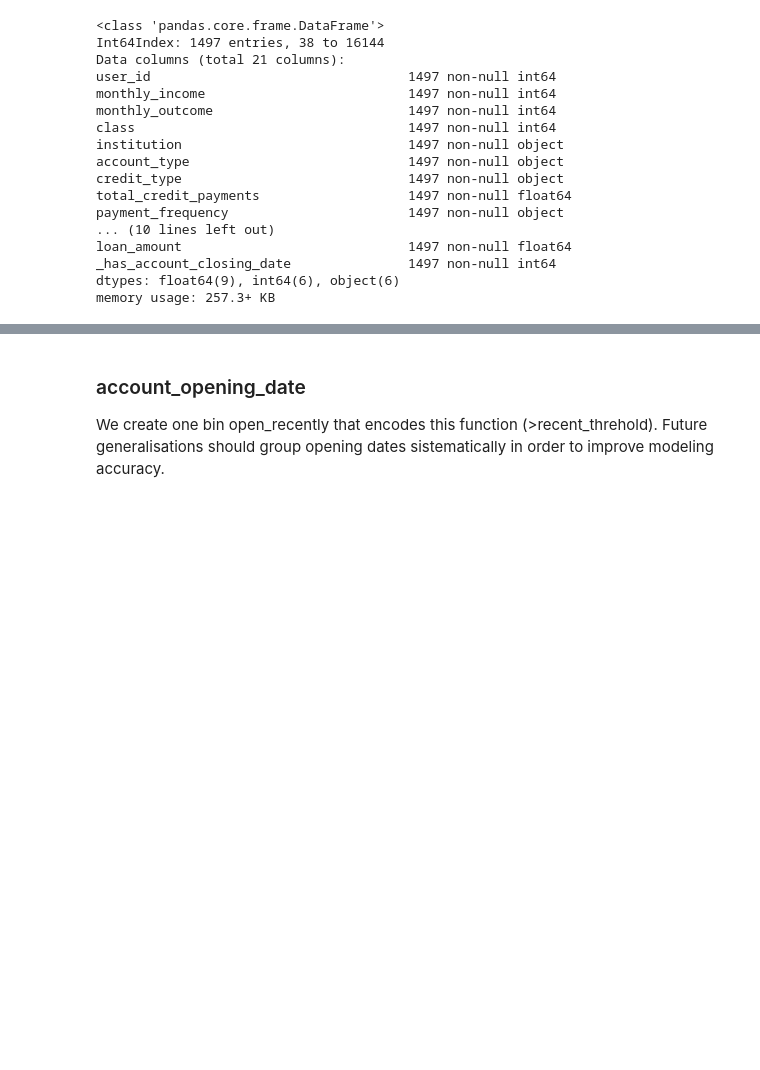
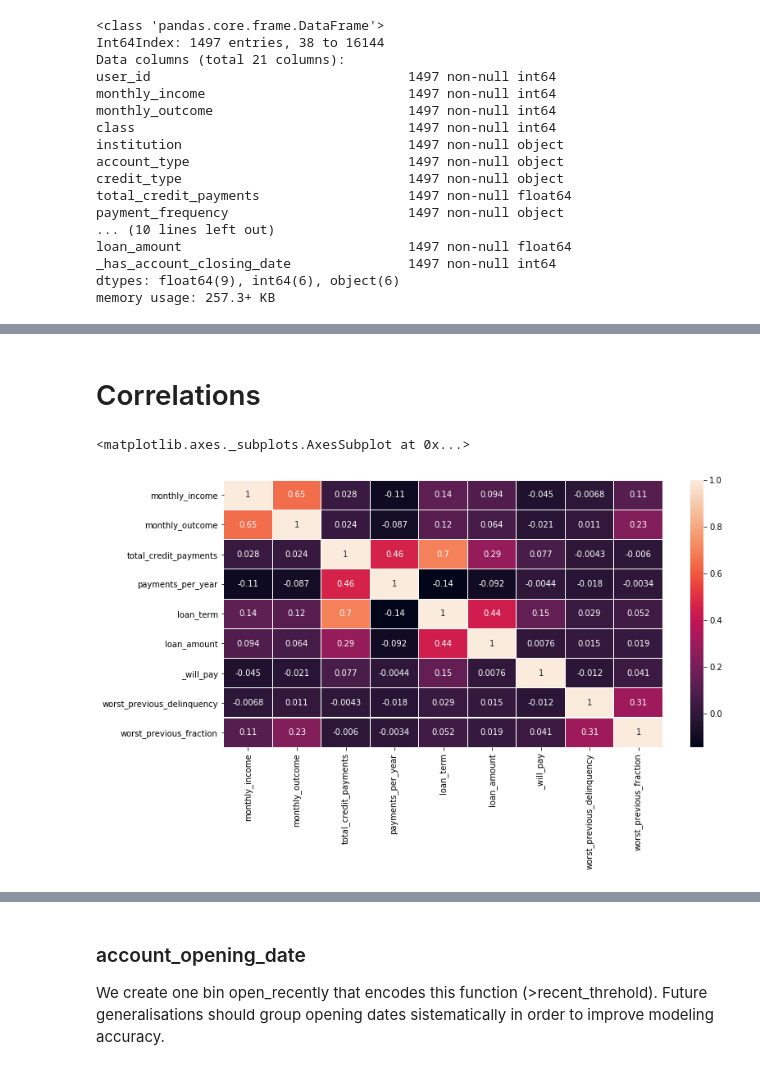
Before and after one commit to reneang17/fintech-demo, a Jupyter notebook: data_preparation.ipynb, the cells around one changed output, grey strips where cells are left out. Saved outputs shown, nothing was run; the diff lists cells and outputs as text; code cells hidden in the pictures; blank space fills up the shorter version.

```diff
--- a/data_preparation.ipynb
+++ b/data_preparation.ipynb
@@ -169,4 +169,14 @@ worst_previous_delinquency    1497 non-null float64
 worst_previous_fraction       1497 non-null float64
 dtypes: float64(5), int64(4), object(2)
 memory usage: 140.3+ KB
+# %% [markdown]
+# Correlations
+# %%
+# Set-up figure
+plt.figure(figsize=(12, 6))
+# Correlation matrix
+sns.heatmap(df.corr(), annot=True, linewidths=0.2)
+# %% [output]
+<matplotlib.axes._subplots.AxesSubplot at 0x...>
+[figure, added]
 # %% [markdown]
```
Also changed, not shown: parts of 26 cells of this notebook.
